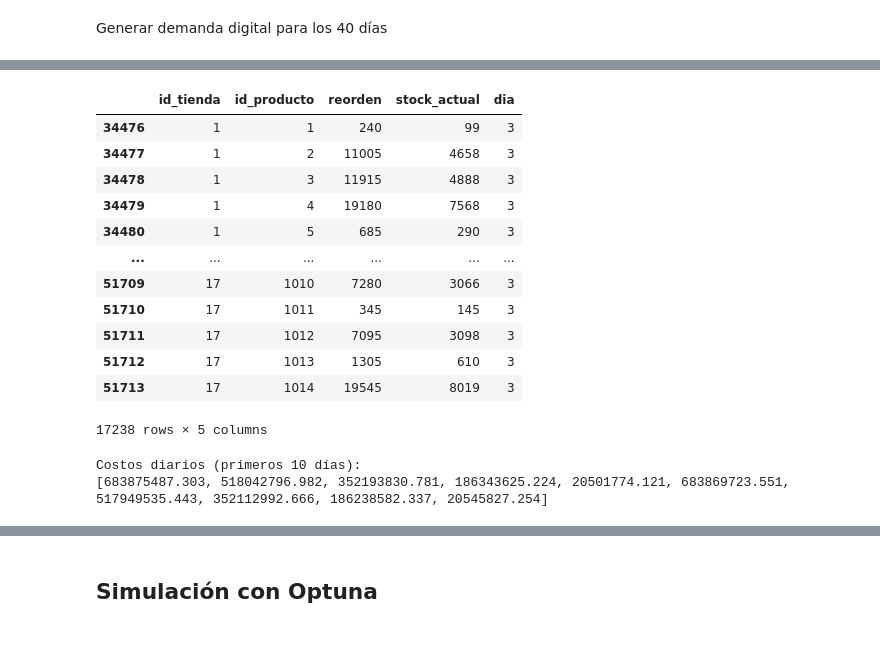
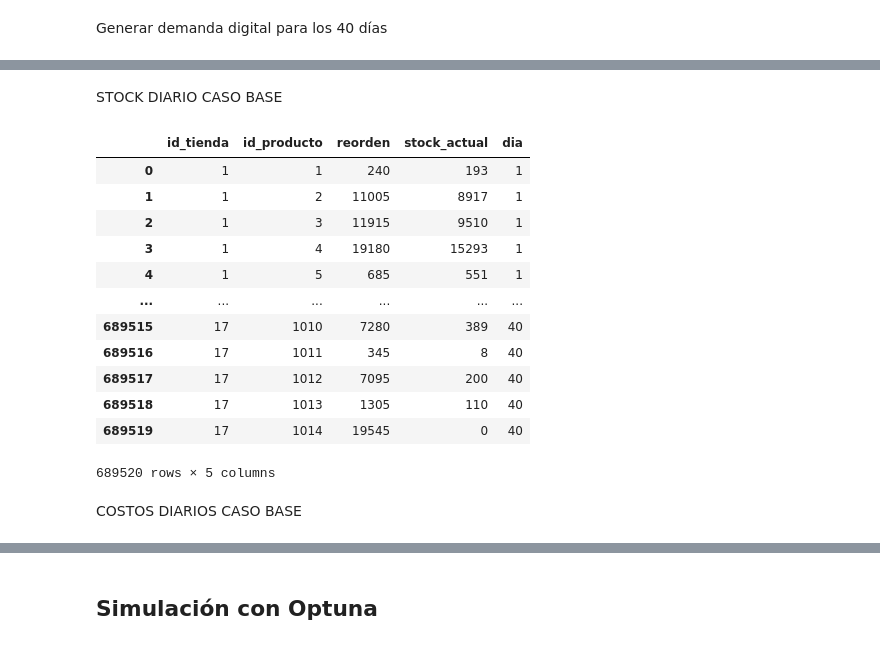
Before and after one commit to DanteArenas/Capstone-Grupo-15, a Jupyter notebook: Entrega 3/inventario_notebook.ipynb, the cells around one changed output, grey strips where cells are left out. Drawn from its saved outputs; the diff is of its cells as text; code cells hidden in the pictures.

```diff
--- a/Entrega 3/inventario_notebook.ipynb
+++ b/Entrega 3/inventario_notebook.ipynb
@@ -480,23 +415,23 @@ display(stock_diario.head())
-# %%
-display(stock_diario[stock_diario["dia"] == 3])
-# %% [output]
-|  | id_tienda | id_producto | reorden | stock_actual | dia |
-| 34476 | 1 | 1 | 240 | 99 | 3 |
-| 34477 | 1 | 2 | 11005 | 4658 | 3 |
-| 34478 | 1 | 3 | 11915 | 4888 | 3 |
-| 34479 | 1 | 4 | 19180 | 7568 | 3 |
-| 34480 | 1 | 5 | 685 | 290 | 3 |
-| ... | ... | ... | ... | ... | ... |
-| 51709 | 17 | 1010 | 7280 | 3066 | 3 |
-| 51710 | 17 | 1011 | 345 | 145 | 3 |
-| 51711 | 17 | 1012 | 7095 | 3098 | 3 |
-| 51712 | 17 | 1013 | 1305 | 610 | 3 |
-| 51713 | 17 | 1014 | 19545 | 8019 | 3 |
-17238 rows × 5 columns
-# %%
-### lista de costos diarios ###
-print("Costos diarios (primeros 10 días):")
-print(costos_dia[:10])
-# %% [output]
-Costos diarios (primeros 10 días):
-[683875487.303, 518042796.982, 352193830.781, 186343625.224, 20501774.121, 683869723.551, 517949535.443, 352112992.666, 186238582.337, 20545827.254]
+# %% [markdown]
+STOCK DIARIO CASO BASE
+# %%
+stock_diario_df = resultados['stock_diario']
+display(stock_diario_df)
+
+#stock_diario_df.to_csv("stock_diario.csv", index=False)
+# %% [output]
+|  | id_tienda | id_producto | reorden | stock_actual | dia |
+| 0 | 1 | 1 | 240 | 193 | 1 |
+| 1 | 1 | 2 | 11005 | 8917 | 1 |
+| 2 | 1 | 3 | 11915 | 9510 | 1 |
+| 3 | 1 | 4 | 19180 | 15293 | 1 |
+| 4 | 1 | 5 | 685 | 551 | 1 |
+| ... | ... | ... | ... | ... | ... |
+| 689515 | 17 | 1010 | 7280 | 389 | 40 |
+| 689516 | 17 | 1011 | 345 | 8 | 40 |
+| 689517 | 17 | 1012 | 7095 | 200 | 40 |
+| 689518 | 17 | 1013 | 1305 | 110 | 40 |
+| 689519 | 17 | 1014 | 19545 | 0 | 40 |
+689520 rows × 5 columns
+# %% [markdown]
+COSTOS DIARIOS CASO BASE
```
Also changed, not shown: parts of 60 cells of this notebook.
